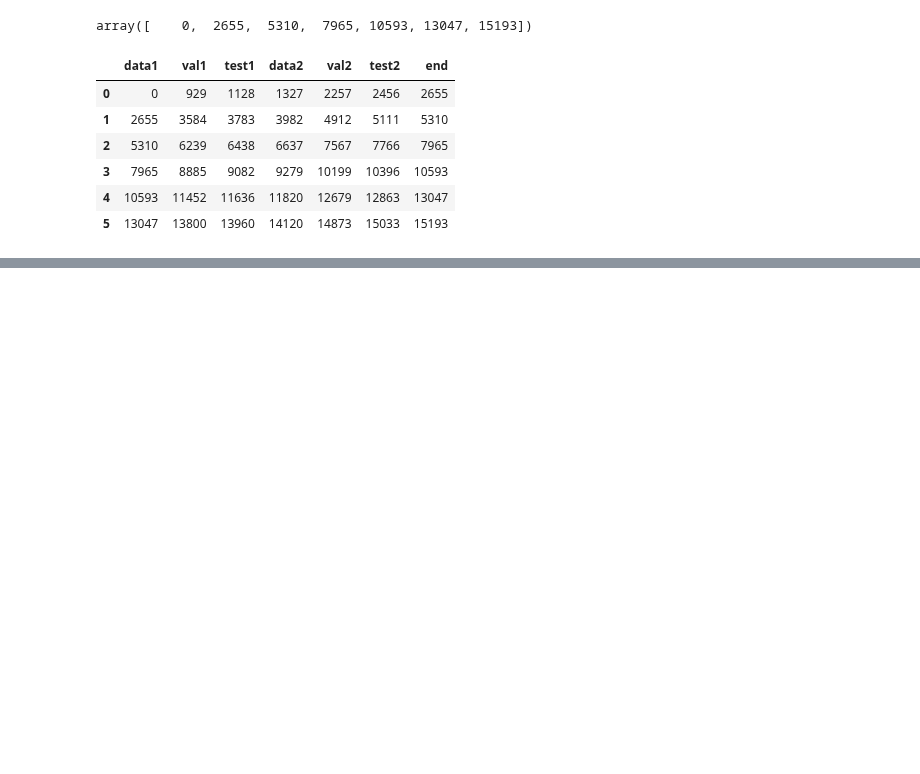
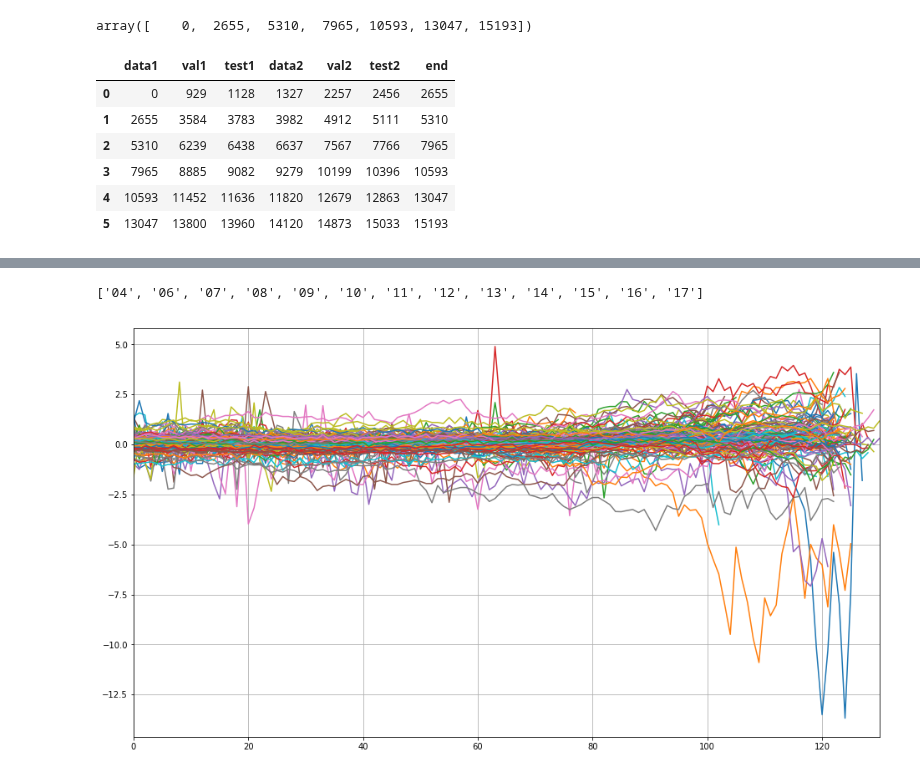
Before and after one commit to leyhline/vix-term-structure, a Jupyter notebook: futureswise.ipynb, the cells around one changed output, grey strips where cells are left out. Drawn from its saved outputs; the diff is of its cells as text; code cells hidden in the pictures; blank space fills up the shorter version.

```diff
--- a/futureswise.ipynb
+++ b/futureswise.ipynb
@@ -171,0 +224,4 @@ assert len(ydata) + len(yval) + len(ytest) == len(y)
+# %%
+c_16_05 = Counter(y_16_05.index - x_16_05.index)
+for key in c_16_05:
+    assert key.days <= 5
@@ -171,0 +230,27 @@ assert len(ydata) + len(yval) + len(ytest) == len(y)
+# %%
+def x_y_mapping(long_prices, termstructure, mask, days_into_future=1, yearmonth=None):
+    prices = long_prices.where(mask).dropna(how="all", axis=(0,1))
+    try:
+        if yearmonth:
+            assert not prices.empty, "There are no spread prices for year {} and month {}.".format(yearmonth.year,
+                                                                                                   yearmonth.month)
+        else:
+            assert not prices.empty
+    except AssertionError as e:
+        print(e)
+        return None
+    y = pd.concat((prices.iloc[days_into_future:][column] for column in prices)).dropna().sort_index()
+    x = termstructure.loc[prices.index].iloc[:-days_into_future]
+    assert len(x) == len(y)
+    counter = Counter(y.index - x.index)
+    for key in counter:
+        try:
+            if yearmonth:
+                assert key.days <= 5, str(counter) + "\n" + "At year {} and month {}".format(yearmonth.year, yearmonth.month)
+            else:
+                assert key.days <= 5, str(counter)
+        except AssertionError as e:
+            print(e)
+    return x, y
+# %%
+mapping_dict = {key:x_y_mapping(long_prices, termstructure, mask_dict[key], yearmonth=key) for key in mask_dict}
@@ -171,0 +275,17 @@ assert len(ydata) + len(yval) + len(ytest) == len(y)
+# %%
+sorted_keys = [item[0] for item in mapping_dict.items() if item[1]]
+sorted_keys.sort()
+years = list({key[0] for key in sorted_keys})
+years.sort()
+[str("%02d" % year) for year in years]
+# %% [output]
+['04', '06', '07', '08', '09', '10', '11', '12', '13', '14', '15', '16', '17']
+# %%
+for key in sorted_keys:
+    x, y = mapping_dict[key]
+    plt.plot(np.arange(len(y)), y.values)
+plt.xlim(0,130)
+plt.grid()
+plt.show()
+# %% [output]
+[figure, added]
```
Also changed, not shown: parts of 14 cells of this notebook.
